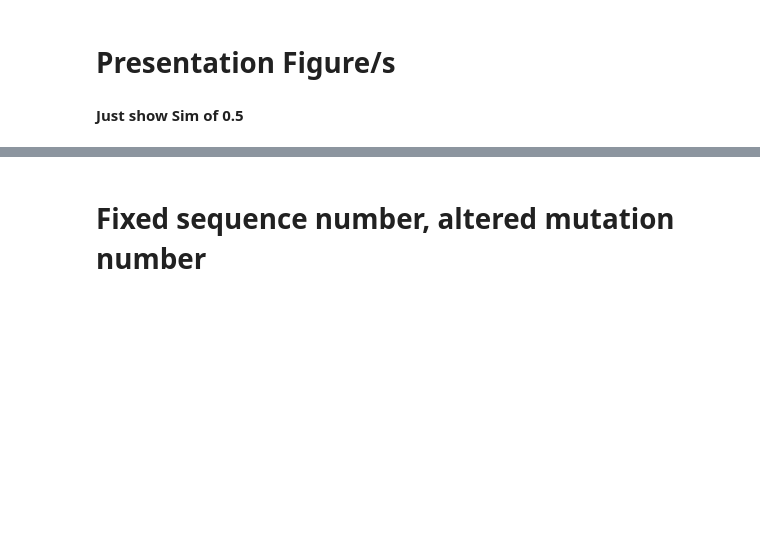
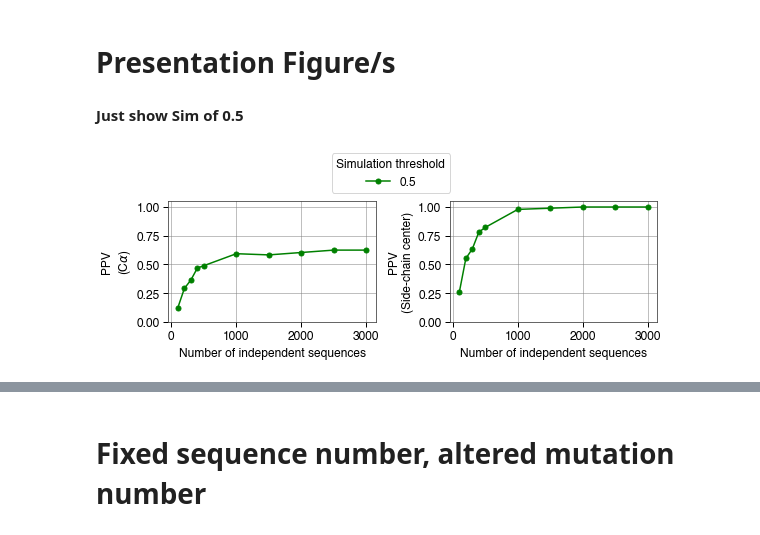
Before and after one commit to adamhockenberry/side-chain-couplings, a Jupyter notebook: Code/couplings_vs_contacts_simulation.ipynb, the cells around one changed output, grey strips where cells are left out. Cells and saved outputs as stored; diff of their text form; code cells hidden in the pictures; blank space fills up the shorter version.

```diff
--- a/Code/couplings_vs_contacts_simulation.ipynb
+++ b/Code/couplings_vs_contacts_simulation.ipynb
@@ -89,13 +105,24 @@ SpearmanrResult(correlation=0.036411986092040306, pvalue=0.00016145875626785182)
 # Varying parameters
 # %%
 contact_number_modifier = 0.5
+primary_chain_distance = 12
 number_to_test = round(len(df_contacts.index)* contact_number_modifier)
-length_cutoff = 8
+length_cutoff_CA = 8
+####It was just easier to paste these numbers that were calculated in 'contact_info_from_structure.ipynb'
+length_cutoff_CB = 7.5009365081787109
+length_cutoff_SCcenter = 7.3295459747314453
 thresholds = [str(i) for i in [0.1, 0.3, 0.5, 0.7, 0.9]]
-nMut = len(df_contacts.index)*20
+nMut = len(df_contacts.index)*10
 ppvs_dict = {}
-metrics = ['CA', 'SCcenter']
+metrics = ['CB', 'SCcenter']
 for metric in metrics:
+    if metric == 'CA':
+        length_cutoff = length_cutoff_CA
+    elif metric == 'CB':
+        length_cutoff = length_cutoff_CB
+    elif metric == 'SCcenter':
+        length_cutoff = length_cutoff_SCcenter
+
     ppvs_lol = []
     contact_file_loc = '../Data/Contact_matrices/{}_{}_contacts.csv'.format(prot_name, metric)
     df_contacts = pd.read_csv(contact_file_loc, index_col=0)
@@ -103,12 +130,25 @@ for metric in metrics:
     for threshold in thresholds:
         cat_ppvs = []
         for nSeq in list(range(100, 501, 100)) + list(range(1000, 3001, 500)):
-            file_loc = '../Data/Simulated_couplings/3ip0_ALL_thresh={}_nMuts={}_nSeqs={}.couplings'.format(threshold, nMut, nSeq)
+#             file_loc = '../Deprecated/Data/Simulated_couplings/3ip0_ALL_thresh={}_nMuts={}_nSeqs={}.couplings'.format(threshold, nMut, nSeq)
+            file_loc = '../Data/Simulated_couplings/1AOE_A_thresh={}_nMuts={}_nSeqs={}.ccmpred.processed.couplings'.format(threshold, nMut, nSeq)
             print(file_loc)
-            df_couplings = pd.read_csv(file_loc, sep=' ', header=None)
-            df_couplings, df_couplings_pivot, df_couplings_stack = process_couplings_df(df_couplings, df_contacts, primary_chain_distance)
+            df_couplings = pd.read_csv(file_loc, sep=',')
+#             df_couplings.columns = ['aa1_loc', 'trash1', 'aa2_loc', 'trash2', 'trash3', 'couplings']
+            df_couplings_stack, df_couplings_pivot = process_couplings_df(df_couplings, df_contacts,\
+                                                                          primary_chain_distance)
             merged_df = merge_contacts_couplings(df_contacts_stack, df_couplings_stack, seq)
+
             ppv, counts = ppv_from_df(merged_df, number_to_test, length_cutoff=length_cutoff)
+
+            ####Testing
+            merged_df['contact'] = np.where(merged_df['distance']>=length_cutoff, 0, 1)
+            print('PPV', ppv)
+            print('AUROC', sklearn.metrics.roc_auc_score(merged_df['contact'], merged_df['couplings']))
+            print('Avg Pre',\
+                  sklearn.metrics.average_precision_score(merged_df['contact'], merged_df['couplings']))
+
+
             cat_ppvs.append(ppv)
         ppvs_lol.append(cat_ppvs)
     ppvs_dict[metric] = ppvs_lol
@@ -168,32 +213,34 @@ plt.savefig('{}/example_all_sims_nseqs.pdf'.format(figs_dir), bbox_inches='tight
 # %%
 fig, all_ax = plt.subplots(nrows=1, ncols=2, figsize=(8,2.5))
 x_vals = np.concatenate((np.arange(100, 501, 100), np.arange(1000, 3001, 500)))
 labels = thresholds
 
 ax = all_ax[0]
-for i,tprs in enumerate(tprs_dict[metrics[0]]):
+for i,ppvs in enumerate(ppvs_dict[metrics[0]]):
     if i == 2:
-        ax.plot(x_vals, tprs, c='g', marker='o', label=thresholds[i], markersize=5)
+        ax.plot(x_vals, ppvs, c='g', marker='o', label=thresholds[i], markersize=5)
 ax.set_ylim(0,1)
 ax.set_ylabel(r'PPV''\n'r'(C$\alpha$)')
 ax.set_xlabel('Number of independent sequences')
 ax.set_ylim(0, 1.05);
 
 ax = all_ax[1]
-for i,tprs in enumerate(tprs_dict[metrics[1]]):
+for i,ppvs in enumerate(ppvs_dict[metrics[1]]):
     if i == 2:
-        ax.plot(x_vals, tprs, c='g', marker='o', label=thresholds[i], markersize=5)
+        ax.plot(x_vals, ppvs, c='g', marker='o', label=thresholds[i], markersize=5)
 ax.set_ylim(0,1)
 ax.set_ylabel(r'PPV''\n'r'(Side-chain center)')
 
 ax.set_xlabel('Number of independent sequences')
 ax.set_ylim(0, 1.05);
 legend = ax.legend(ncol=5, bbox_to_anchor=(-0.6, 1.02, 1., .102), loc=3, fontsize=12, title='Simulation threshold')
 legend.get_title().set_fontsize('12') #legend 'Title' fontsize
 plt.tight_layout()
 
 
 plt.savefig('{}/example_single_sim_nseqs.pdf'.format(figs_dir), bbox_inches='tight')
+# %% [output]
+[figure, added]
 # %%
 fig, ax = plt.subplots(figsize=(4,2.5))
 x_vals = np.concatenate((np.arange(100, 501, 100), np.arange(1000, 3001, 500)))
```
Also changed, not shown: parts of 26 cells of this notebook, 8 other files.
